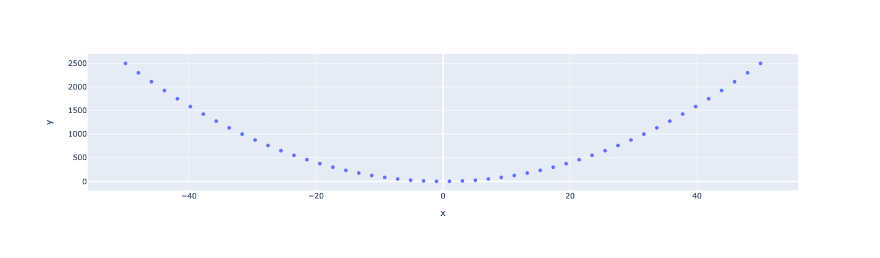
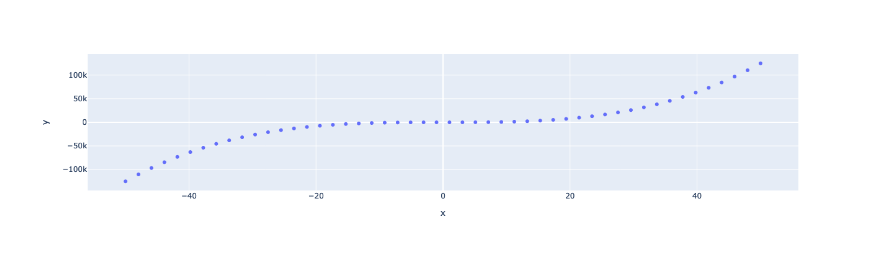
Before and after one commit to musythelizard/my-notebooks-repo2, a Jupyter notebook: experiment1.ipynb, the cells around one changed output. Cells and saved outputs as stored; diff of their text form; code cells hidden in the pictures.

```diff
--- a/experiment1.ipynb
+++ b/experiment1.ipynb
@@ -1,13 +1,13 @@
 # %%
 import numpy as np
 import plotly.express as px
 # x-axis data points
 x = np.linspace(start=-50, stop=50)
 # y-axis data points
-y = x ** 2
+y = x ** 3
 # define the plot
 fig = px.scatter(x=x, y=y)
 fig.show()
 # %% [output]
 [interactive output not drawn]
-[figure, old version]
+[figure, new version]
```
